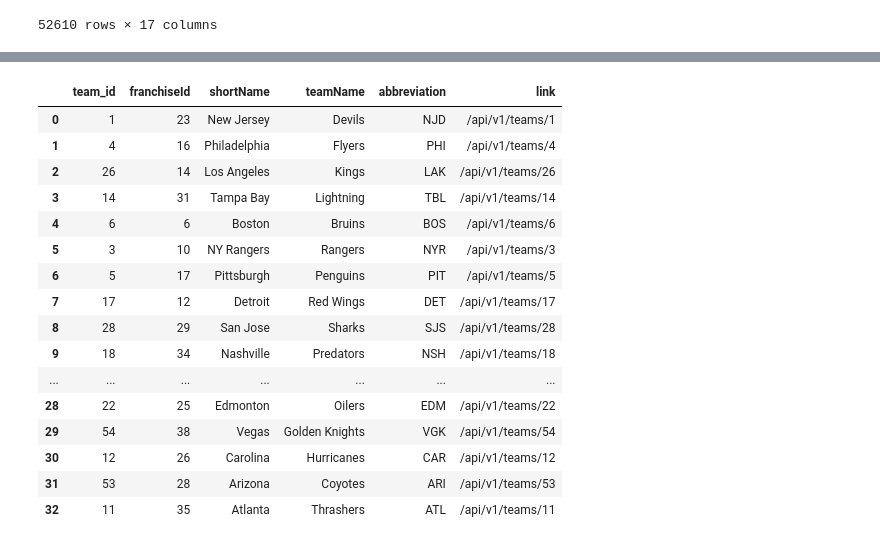
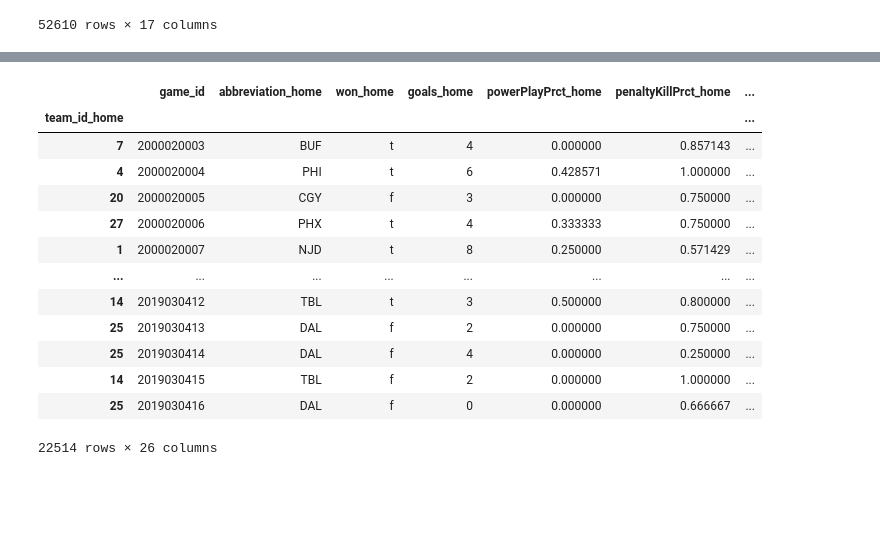
Before and after one commit to fenwayb/NHLMatchupCalculator, a Jupyter notebook: test.ipynb, the cells around one changed output, grey strips where cells are left out. Saved outputs shown, nothing was run; the diff lists cells and outputs as text; code cells hidden in the pictures; blank space fills up the shorter version.

```diff
--- a/test.ipynb
+++ b/test.ipynb
@@ -71,20 +53,0 @@ game_teams_stats_df[game_teams_stats_df['shots'] <= 10]
-# %%
-team_df
-# %% [output]
-|  | team_id | franchiseId | shortName | teamName | abbreviation | link |
-| 0 | 1 | 23 | New Jersey | Devils | NJD | /api/v1/teams/1 |
-| 1 | 4 | 16 | Philadelphia | Flyers | PHI | /api/v1/teams/4 |
-| 2 | 26 | 14 | Los Angeles | Kings | LAK | /api/v1/teams/26 |
-| 3 | 14 | 31 | Tampa Bay | Lightning | TBL | /api/v1/teams/14 |
-| 4 | 6 | 6 | Boston | Bruins | BOS | /api/v1/teams/6 |
-| 5 | 3 | 10 | NY Rangers | Rangers | NYR | /api/v1/teams/3 |
-| 6 | 5 | 17 | Pittsburgh | Penguins | PIT | /api/v1/teams/5 |
-| 7 | 17 | 12 | Detroit | Red Wings | DET | /api/v1/teams/17 |
-| 8 | 28 | 29 | San Jose | Sharks | SJS | /api/v1/teams/28 |
-| 9 | 18 | 34 | Nashville | Predators | NSH | /api/v1/teams/18 |
-| ... | ... | ... | ... | ... | ... | ... |
-| 28 | 22 | 25 | Edmonton | Oilers | EDM | /api/v1/teams/22 |
-| 29 | 54 | 38 | Vegas | Golden Knights | VGK | /api/v1/teams/54 |
-| 30 | 12 | 26 | Carolina | Hurricanes | CAR | /api/v1/teams/12 |
-| 31 | 53 | 28 | Arizona | Coyotes | ARI | /api/v1/teams/53 |
-| 32 | 11 | 35 | Atlanta | Thrashers | ATL | /api/v1/teams/11 |
@@ -91,2 +56,18 @@ team_df
 # %%
 ml_table = pd.read_csv('Resources/ml_table.csv', index_col=1)
+ml_table
+# %% [output]
+|  | game_id | abbreviation_home | won_home | goals_home | powerPlayPrct_home | penaltyKillPrct_home | ... |
+| team_id_home |  |  |  |  |  |  | ... |
+| 7 | 2000020003 | BUF | t | 4 | 0.000000 | 0.857143 | ... |
+| 4 | 2000020004 | PHI | t | 6 | 0.428571 | 1.000000 | ... |
+| 20 | 2000020005 | CGY | f | 3 | 0.000000 | 0.750000 | ... |
+| 27 | 2000020006 | PHX | t | 4 | 0.333333 | 0.750000 | ... |
+| 1 | 2000020007 | NJD | t | 8 | 0.250000 | 0.571429 | ... |
+| ... | ... | ... | ... | ... | ... | ... | ... |
+| 14 | 2019030412 | TBL | t | 3 | 0.500000 | 0.800000 | ... |
+| 25 | 2019030413 | DAL | f | 2 | 0.000000 | 0.750000 | ... |
+| 25 | 2019030414 | DAL | f | 4 | 0.000000 | 0.250000 | ... |
+| 14 | 2019030415 | TBL | f | 2 | 0.000000 | 1.000000 | ... |
+| 25 | 2019030416 | DAL | f | 0 | 0.000000 | 0.666667 | ... |
+22514 rows × 26 columns
```
Also changed, not shown: parts of 6 cells of this notebook, 4 other files.
